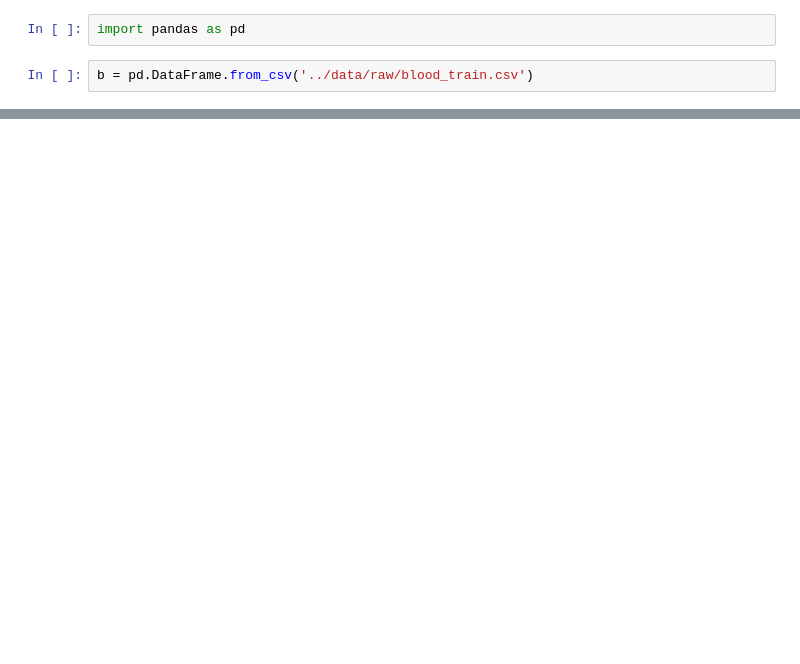
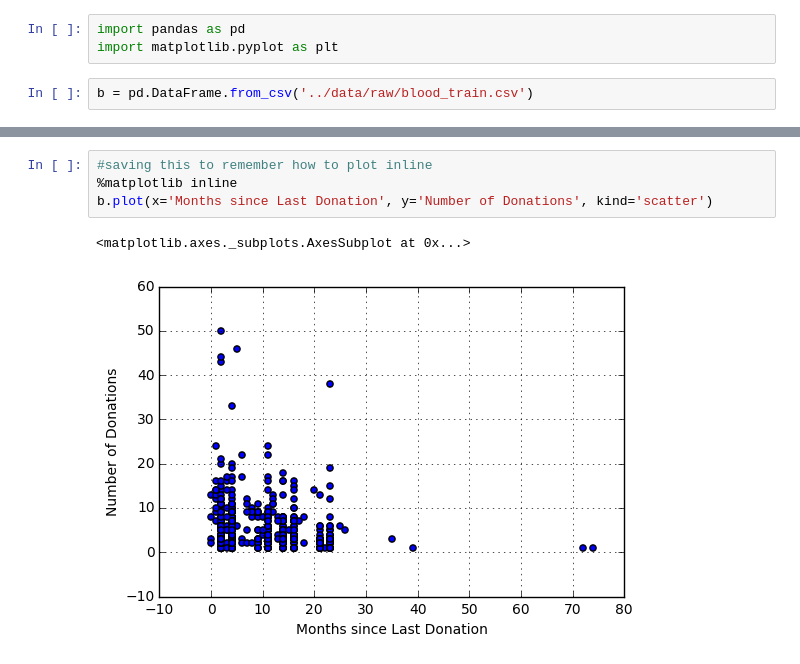
Before and after one commit to davisincubator/digblood, a Jupyter notebook: notebooks/amp_initial_data_exploration.ipynb, the cells around one changed output, grey strips where cells are left out. Drawn from its saved outputs; the diff is of its cells as text; blank space fills up the shorter version.

Commit message:
added exploratory graphs

```diff
--- a/notebooks/amp_initial_data_exploration.ipynb
+++ b/notebooks/amp_initial_data_exploration.ipynb
@@ -1,5 +1,6 @@
 # %%
 import pandas as pd
+import matplotlib.pyplot as plt
 # %%
 b = pd.DataFrame.from_csv('../data/raw/blood_train.csv')
 # %%
@@ -23,3 +24,10 @@ b.describe()
 | 50% | 7.000000 | 4.000000 | 1000.000000 | 28.000000 | ... |
 | 75% | 14.000000 | 7.000000 | 1750.000000 | 49.250000 | ... |
 | max | 74.000000 | 50.000000 | 12500.000000 | 98.000000 | ... |
+# %%
+#saving this to remember how to plot inline
+%matplotlib inline
+b.plot(x='Months since Last Donation', y='Number of Donations', kind='scatter')
+# %% [output]
+<matplotlib.axes._subplots.AxesSubplot at 0x...>
+[figure, added]
```
Also changed, not shown: parts of 1 cell of this notebook.
